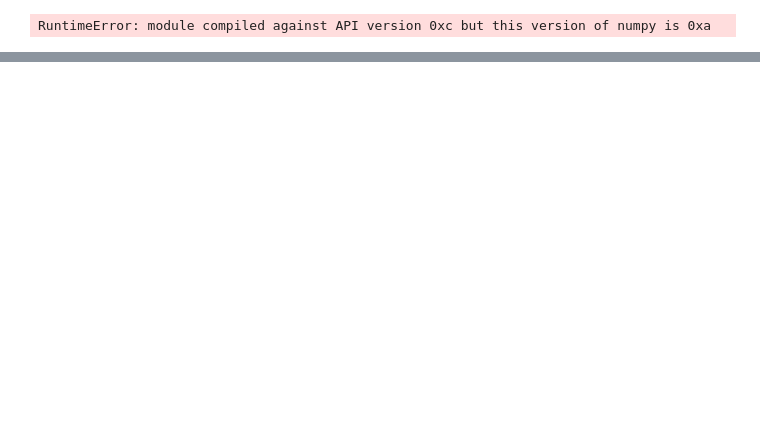
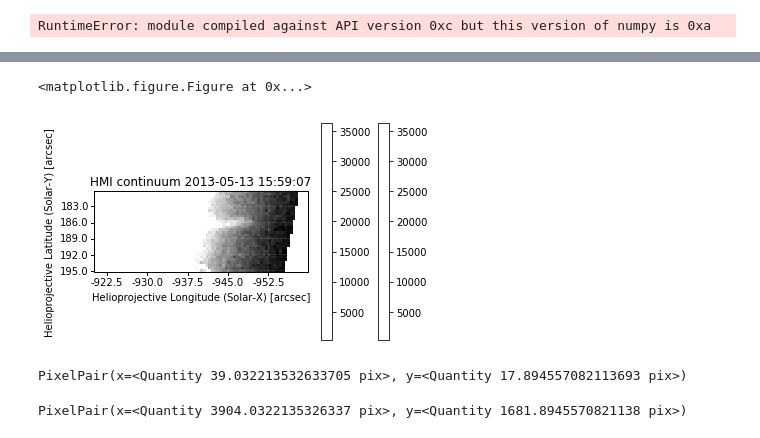
Before and after one commit to bmorris3/hcts, a Jupyter notebook: fido.ipynb, the cells around one changed output, grey strips where cells are left out. Cells and saved outputs as stored; diff of their text form; code cells hidden in the pictures; blank space fills up the shorter version.

```diff
--- a/fido.ipynb
+++ b/fido.ipynb
@@ -27,0 +36,33 @@ WebFault: Server raised fault: 'Element '' can't be allowed in valid XML message
+# %%
+import numpy as np
+
+plt.figure(figsize=(10, 10))
+
+# plt.imshow(np.log(m.data), vmin=5.22, vmax=7, origin='lower',
+#            extent=[1000, -1000, 1000, -1000])
+from astropy.coordinates import SkyCoord
+
+# top_right = SkyCoord(920 * u.arcsec, -210 * u.arcsec, frame=m.coordinate_frame)
+# bottom_left = SkyCoord(960 * u.arcsec, -140 * u.arcsec, frame=m.coordinate_frame)
+
+top_right = SkyCoord(-920 * u.arcsec, 180 * u.arcsec, frame=m.coordinate_frame)
+bottom_left = SkyCoord(-960 * u.arcsec, 195 * u.arcsec, frame=m.coordinate_frame)
+swap_submap = m.submap(bottom_left, top_right)
+swap_submap.peek()#draw_limb=True, draw_grid=True)
+# plt.tight_layout(pad=1.00)
+ax = plt.gca()
+cbar = plt.colorbar()
+# ax.set_([200, 500])
+cbar.set_clim([250, 400])
+plt.show()
+# %% [output]
+<matplotlib.figure.Figure at 0x...>
+[figure, added]
+# %%
+swap_submap.world_to_pixel(SkyCoord(-940*u.arcsec, 186*u.arcsec, frame=swap_submap.coordinate_frame))
+# %% [output]
+PixelPair(x=<Quantity 39.032213532633705 pix>, y=<Quantity 17.894557082113693 pix>)
+# %%
+m.world_to_pixel(SkyCoord(-940*u.arcsec, 186*u.arcsec, frame=m.coordinate_frame))
+# %% [output]
+PixelPair(x=<Quantity 3904.0322135326337 pix>, y=<Quantity 1681.8945570821138 pix>)
```
Also changed, not shown: parts of 5 cells of this notebook, 6 other files.
